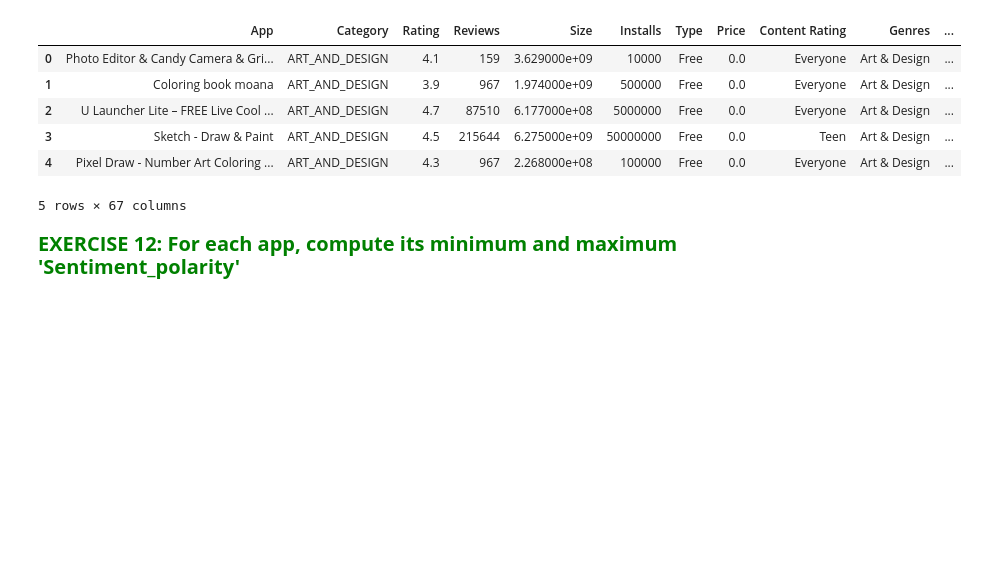
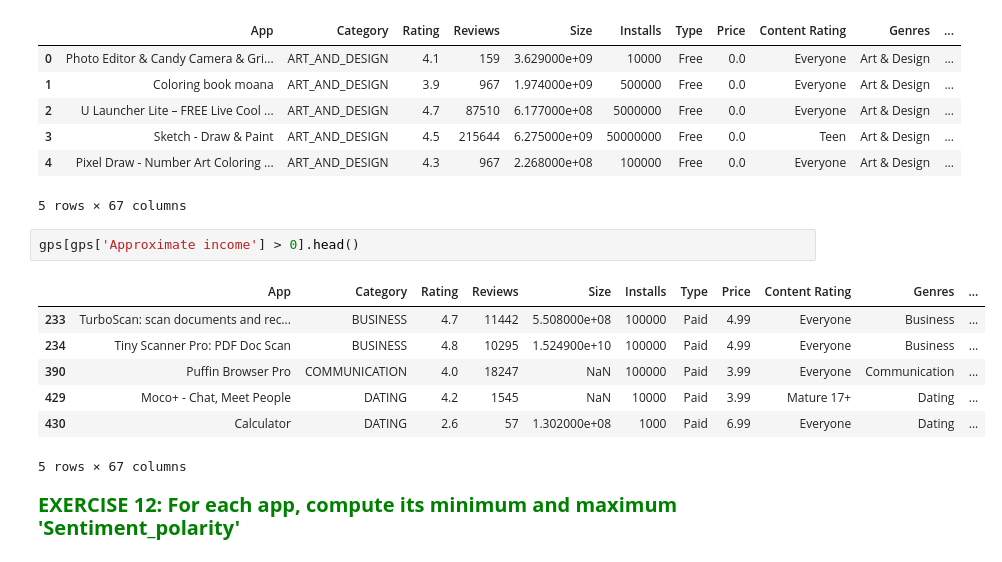
Before and after one commit to CryptoCaru/Data-cleaning-and-extraction, a Jupyter notebook: Progetto FCS.ipynb, the cells around one changed output. Cells and saved outputs as stored; diff of their text form; blank space fills up the shorter version.

```diff
--- a/Progetto FCS.ipynb
+++ b/Progetto FCS.ipynb
@@ -236,6 +265,16 @@ gps.head()
 | 3 | Sketch - Draw & Paint | ART_AND_DESIGN | 4.5 | 215644 | 6.275000e+09 | 50000000 | Free | 0.0 | Teen | Art & Design | ... |
 | 4 | Pixel Draw - Number Art Coloring ... | ART_AND_DESIGN | 4.3 | 967 | 2.268000e+08 | 100000 | Free | 0.0 | Everyone | Art & Design | ... |
 5 rows × 67 columns
+# %%
+gps[gps['Approximate income'] > 0].head()
+# %% [output]
+|  | App | Category | Rating | Reviews | Size | Installs | Type | Price | Content Rating | Genres | ... |
+| 233 | TurboScan: scan documents and rec... | BUSINESS | 4.7 | 11442 | 5.508000e+08 | 100000 | Paid | 4.99 | Everyone | Business | ... |
+| 234 | Tiny Scanner Pro: PDF Doc Scan | BUSINESS | 4.8 | 10295 | 1.524900e+10 | 100000 | Paid | 4.99 | Everyone | Business | ... |
+| 390 | Puffin Browser Pro | COMMUNICATION | 4.0 | 18247 | NaN | 100000 | Paid | 3.99 | Everyone | Communication | ... |
+| 429 | Moco+ - Chat, Meet People | DATING | 4.2 | 1545 | NaN | 10000 | Paid | 3.99 | Mature 17+ | Dating | ... |
+| 430 | Calculator | DATING | 2.6 | 57 | 1.302000e+08 | 1000 | Paid | 6.99 | Everyone | Dating | ... |
+5 rows × 67 columns
 # %% [markdown]
 <span style="color:green;font-weight:bold;font-size:20px"> EXERCISE 12: For each app, compute its minimum and maximum 'Sentiment_polarity'
 # %%
```
Also changed, not shown: parts of 3 cells of this notebook.
